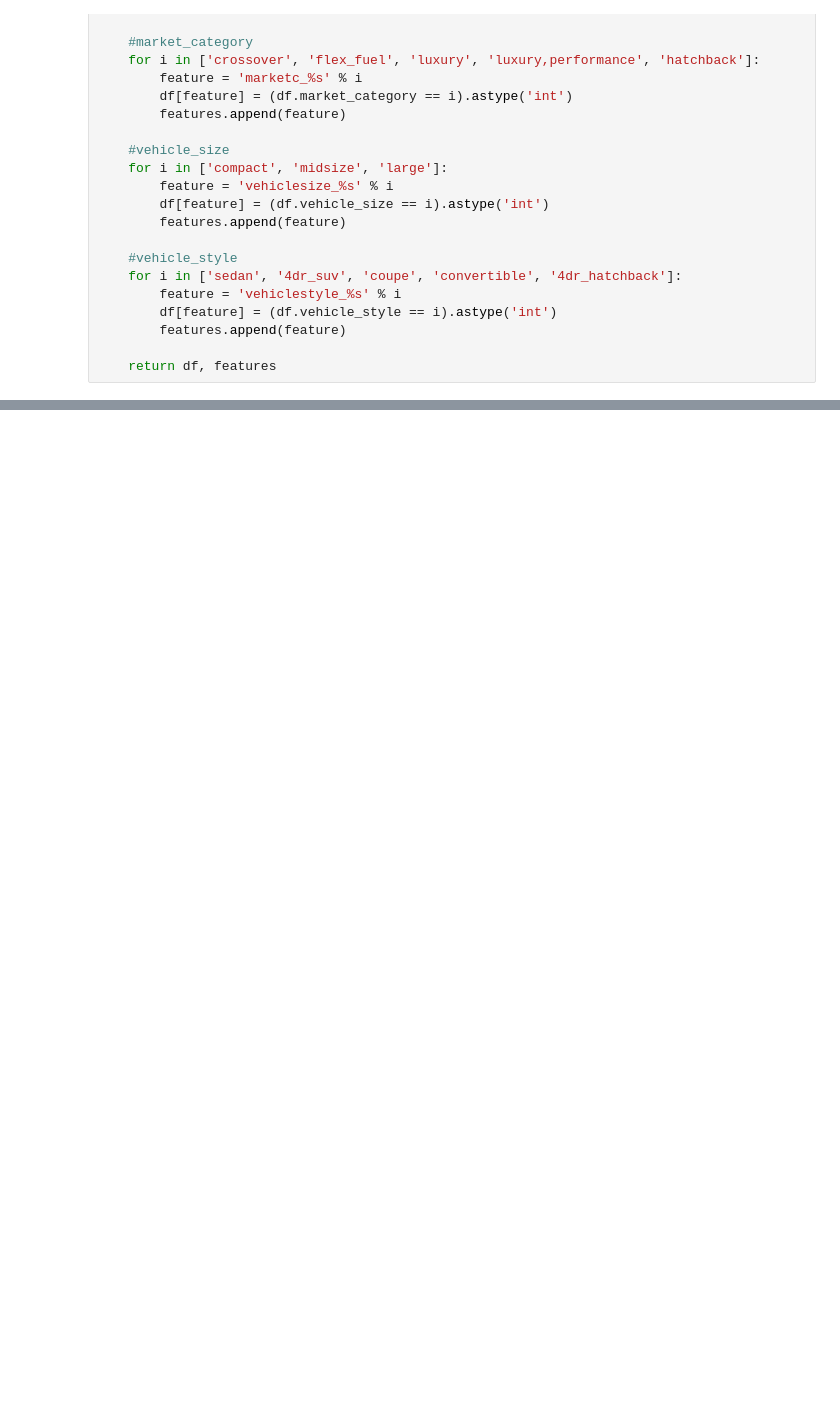
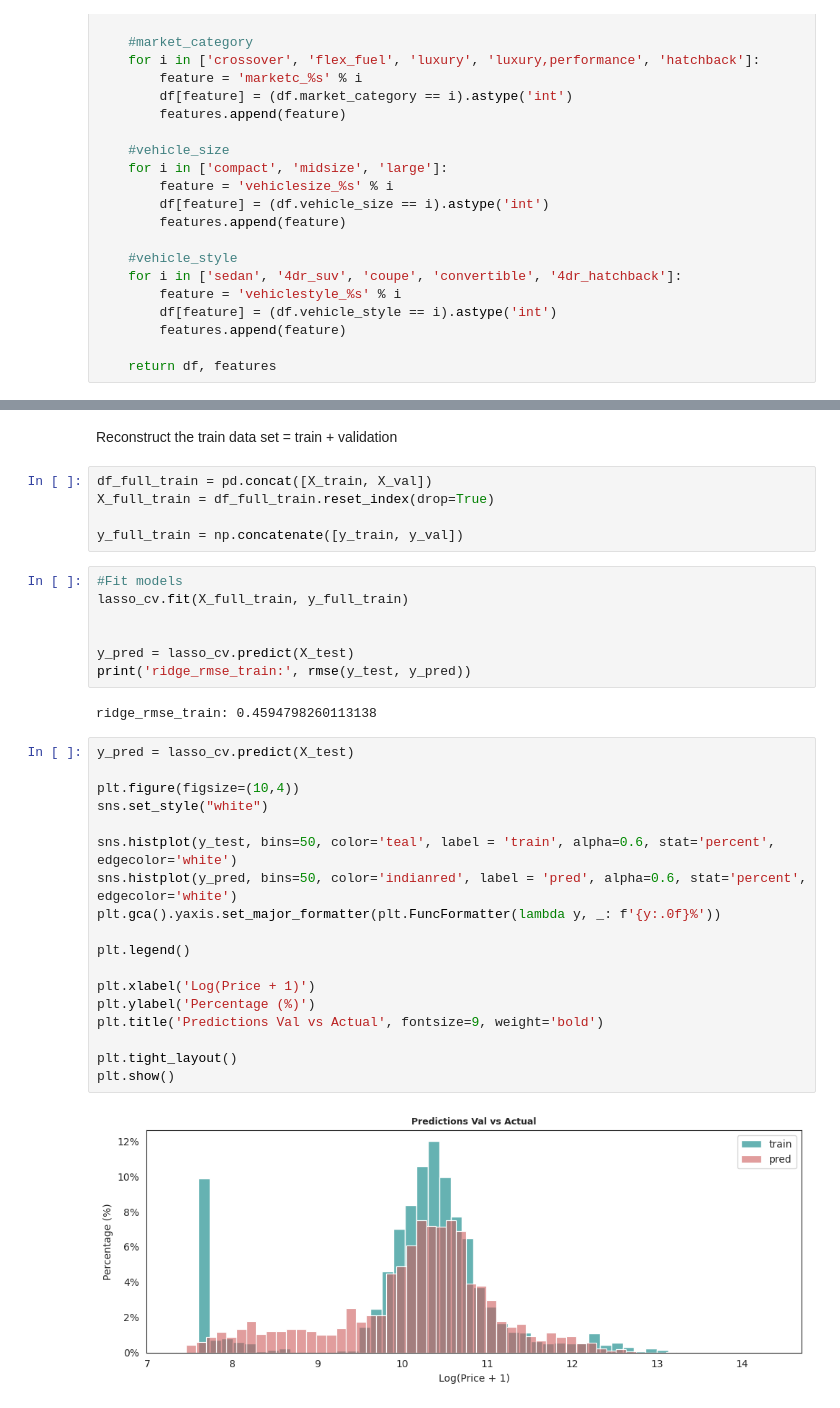
Before and after one commit to leontatianaz/machine-learning-zoomcap-homework, a Jupyter notebook: 02-regression/car-price.ipynb, the cells around one changed output, grey strips where cells are left out. Drawn from its saved outputs; the diff is of its cells as text; blank space fills up the shorter version.

```diff
--- a/02-regression/car-price.ipynb
+++ b/02-regression/car-price.ipynb
@@ -414,0 +530,36 @@ rmse_val: 0.46022535191357516
+# %% [markdown]
+Reconstruct the train data set = train + validation
+# %%
+df_full_train = pd.concat([X_train, X_val])
+X_full_train = df_full_train.reset_index(drop=True)
+
+y_full_train = np.concatenate([y_train, y_val])
+# %%
+#Fit models
+lasso_cv.fit(X_full_train, y_full_train)
+
+
+y_pred = lasso_cv.predict(X_test)
+print('ridge_rmse_train:', rmse(y_test, y_pred))
+# %% [output]
+ridge_rmse_train: 0.4594798260113138
+# %%
+y_pred = lasso_cv.predict(X_test)
+
+plt.figure(figsize=(10,4))
+sns.set_style("white")
+
+sns.histplot(y_test, bins=50, color='teal', label = 'train', alpha=0.6, stat='percent', edgecolor='white')
+sns.histplot(y_pred, bins=50, color='indianred', label = 'pred', alpha=0.6, stat='percent', edgecolor='white')
+plt.gca().yaxis.set_major_formatter(plt.FuncFormatter(lambda y, _: f'{y:.0f}%'))
+
+plt.legend()
+
+plt.xlabel('Log(Price + 1)')
+plt.ylabel('Percentage (%)')
+plt.title('Predictions Val vs Actual', fontsize=9, weight='bold')
+
+plt.tight_layout()
+plt.show()
+# %% [output]
+[figure, added]
```
Also changed, not shown: parts of 12 cells of this notebook.
